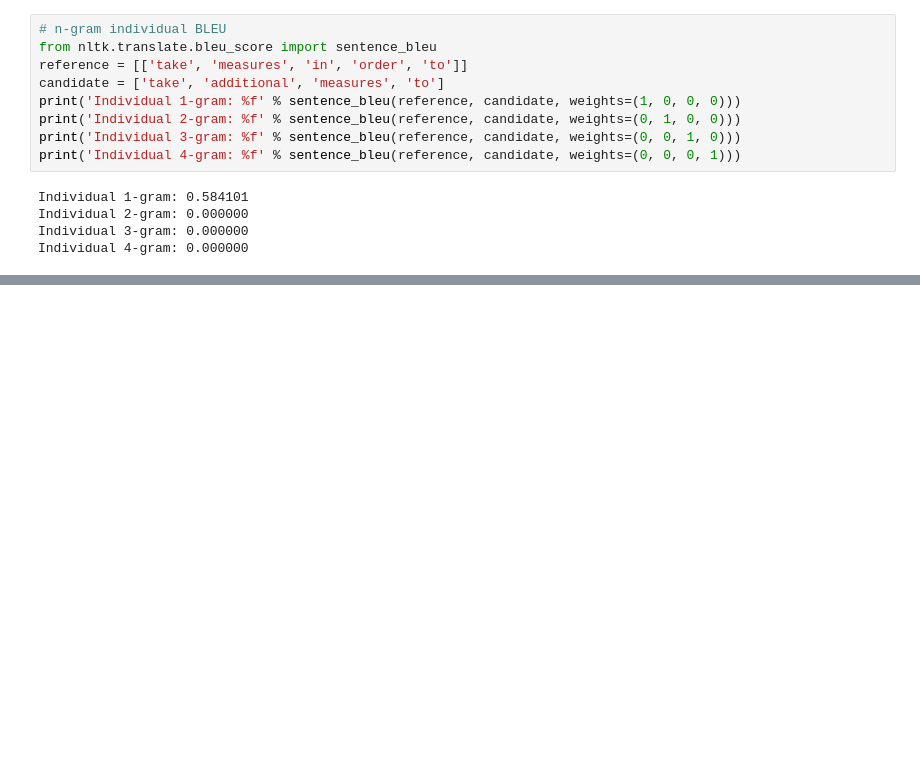
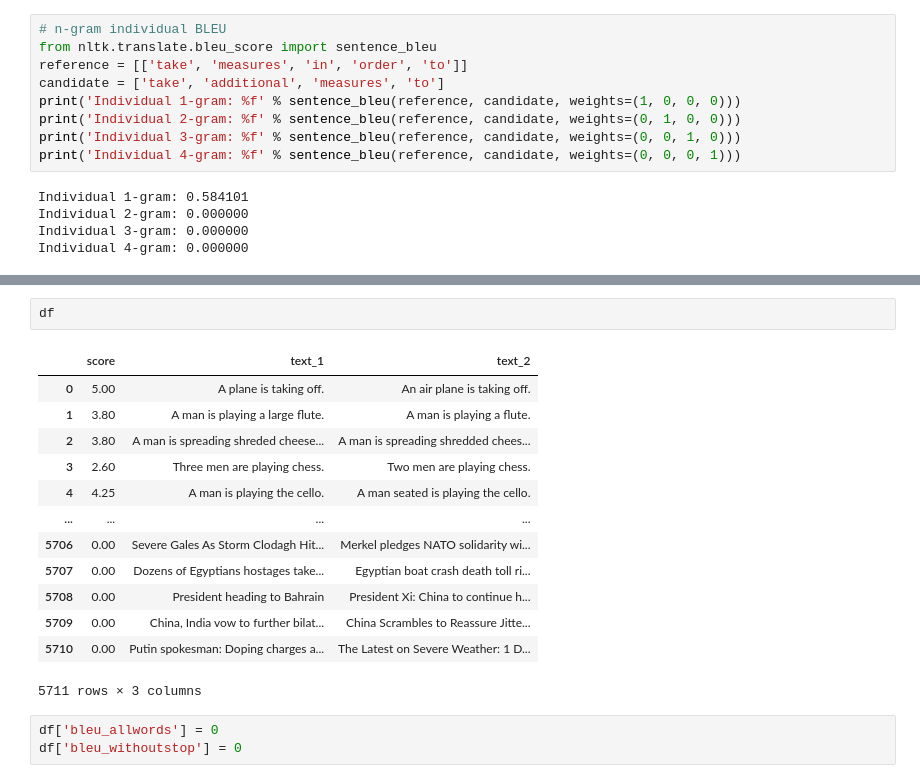
Before and after one commit to Hernanros/SOTA, a Jupyter notebook: notebooks/labels/bleu.ipynb, the cells around one changed output, grey strips where cells are left out. Drawn from its saved outputs; the diff is of its cells as text; blank space fills up the shorter version.

```diff
--- a/notebooks/labels/bleu.ipynb
+++ b/notebooks/labels/bleu.ipynb
@@ -146,0 +157,19 @@ Individual 4-gram: 0.000000
+# %%
+df
+# %% [output]
+|  | score | text_1 | text_2 |
+| 0 | 5.00 | A plane is taking off. | An air plane is taking off. |
+| 1 | 3.80 | A man is playing a large flute. | A man is playing a flute. |
+| 2 | 3.80 | A man is spreading shreded cheese... | A man is spreading shredded chees... |
+| 3 | 2.60 | Three men are playing chess. | Two men are playing chess. |
+| 4 | 4.25 | A man is playing the cello. | A man seated is playing the cello. |
+| ... | ... | ... | ... |
+| 5706 | 0.00 | Severe Gales As Storm Clodagh Hit... | Merkel pledges NATO solidarity wi... |
+| 5707 | 0.00 | Dozens of Egyptians hostages take... | Egyptian boat crash death toll ri... |
+| 5708 | 0.00 | President heading to Bahrain | President Xi: China to continue h... |
+| 5709 | 0.00 | China, India vow to further bilat... | China Scrambles to Reassure Jitte... |
+| 5710 | 0.00 | Putin spokesman: Doping charges a... | The Latest on Severe Weather: 1 D... |
+5711 rows × 3 columns
+# %%
+df['bleu_allwords'] = 0
+df['bleu_withoutstop'] = 0
```
Also changed, not shown: parts of 5 cells of this notebook.
